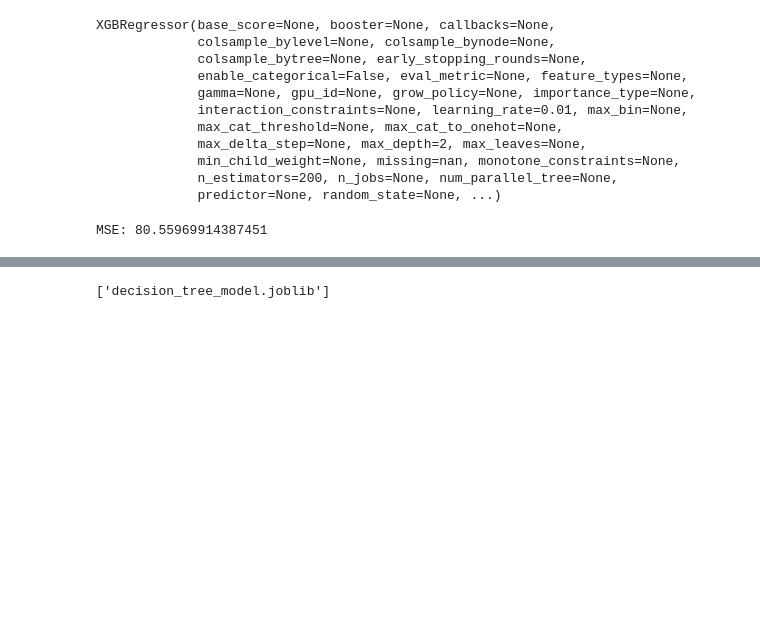
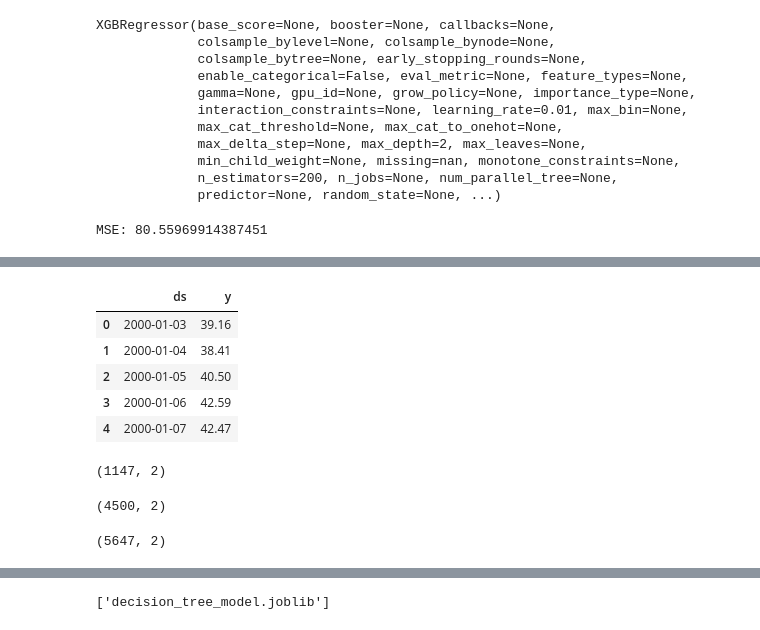
Before and after one commit to russiaonice/ML_ExxonMobile_Forecast, a Jupyter notebook: src/notebook/Base&Functions copia.ipynb, the cells around one changed output, grey strips where cells are left out. Cells and saved outputs as stored; diff of their text form; code cells hidden in the pictures; blank space fills up the shorter version.

```diff
--- a/src/notebook/Base&Functions copia.ipynb
+++ b/src/notebook/Base&Functions copia.ipynb
@@ -465,0 +493,4 @@ plt.show()
+# %%
+mf= pd.read_csv("/Users/me/Desktop/ML_clon/src/data/oil and gas stock prices.csv")
+mf = mf.loc[mf.Symbol=="XOM"]
+mf.info()
@@ -465,0 +513,12 @@ plt.show()
+# %%
+mf.Date = pd.to_datetime(mf.Date)
+mf = mf[["Date","Close"]].copy()
+mf.rename(columns={"Date":"ds","Close":"y"},inplace=True)
+mf.head()
+# %% [output]
+|  | ds | y |
+| 0 | 2000-01-03 | 39.16 |
+| 1 | 2000-01-04 | 38.41 |
+| 2 | 2000-01-05 | 40.50 |
+| 3 | 2000-01-06 | 42.59 |
+| 4 | 2000-01-07 | 42.47 |
@@ -465,0 +528,12 @@ plt.show()
+# %%
+test_data_pr.shape
+# %% [output]
+(1147, 2)
+# %%
+train_data_pr.shape
+# %% [output]
+(4500, 2)
+# %%
+mf.shape
+# %% [output]
+(5647, 2)
```
Also changed, not shown: parts of 18 cells of this notebook, 2 other files.
